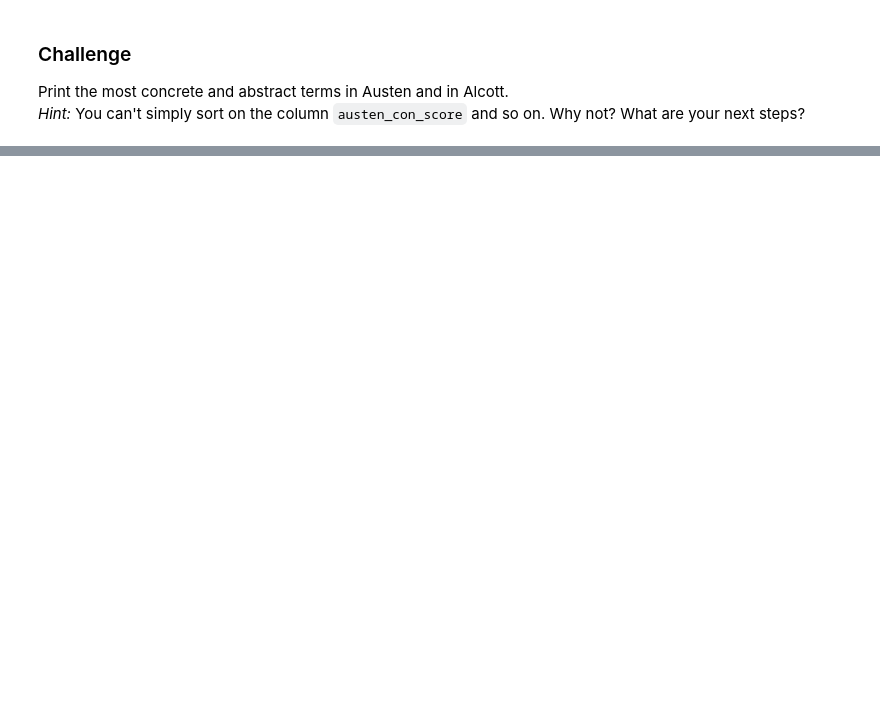
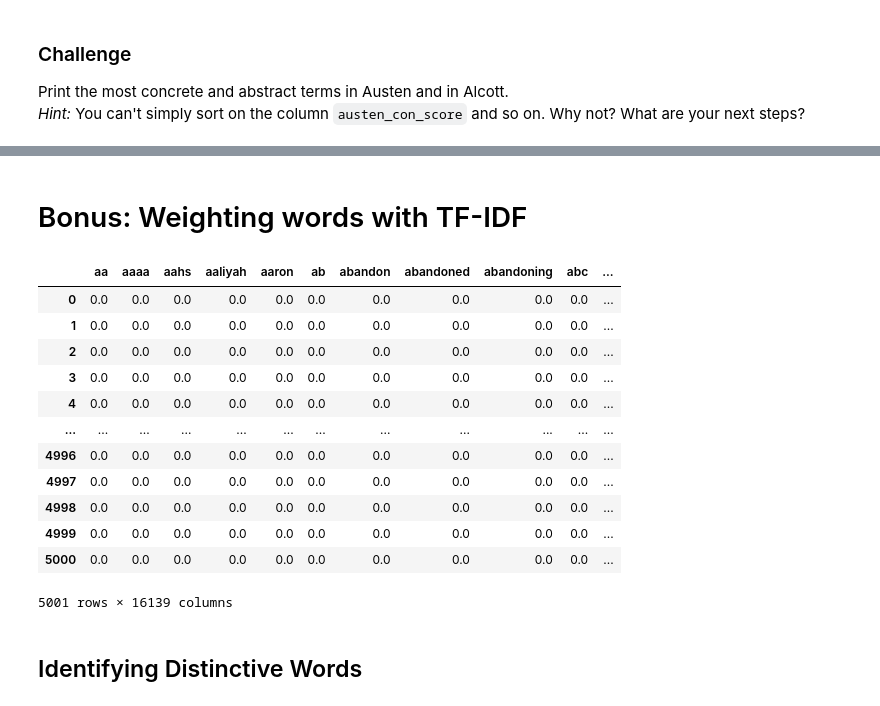
Before and after one commit to jhaber-zz/nlp-python-2020, a Jupyter notebook: solutions/dictionary-methods-solutions.ipynb, the cells around one changed output, grey strips where cells are left out. Cells and saved outputs as stored; diff of their text form; code cells hidden in the pictures; blank space fills up the shorter version.

Commit message:
merging & cleaning solutions and extra content

```diff
--- a/solutions/dictionary-methods-solutions.ipynb
+++ b/solutions/dictionary-methods-solutions.ipynb
@@ -675,0 +391,35 @@ df_austen[['Word', 'Conc.M', 'Austen']].sort_values(by=['Conc.M', 'Austen'], asc
+# %% [markdown]
+# Bonus: Weighting words with TF-IDF<a id='tfidf'></a>
+# %%
+# Let's use our Music Reviews corpus for this. Read into Pandas DataFrame:
+df = pd.read_csv("../day-2/data/BDHSI2016_music_reviews.csv", encoding='utf-8', sep = '\t')
+
+# Clean out numbers:
+df['body'] = df['body'].apply(lambda x: ''.join([i for i in x if not i.isdigit()]))
+# %%
+#import the function TfidfVectorizer
+from sklearn.feature_extraction.text import TfidfVectorizer
+
+tfidfvec = TfidfVectorizer()
+
+#create the dtm, but with cells weigthed by the tf-idf score.
+tfidf_df = pd.DataFrame(tfidfvec.fit_transform(df['body']).toarray(), columns=tfidfvec.get_feature_names())
+
+#view results
+tfidf_df
+# %% [output]
+|  | aa | aaaa | aahs | aaliyah | aaron | ab | abandon | abandoned | abandoning | abc | ... |
+| 0 | 0.0 | 0.0 | 0.0 | 0.0 | 0.0 | 0.0 | 0.0 | 0.0 | 0.0 | 0.0 | ... |
+| 1 | 0.0 | 0.0 | 0.0 | 0.0 | 0.0 | 0.0 | 0.0 | 0.0 | 0.0 | 0.0 | ... |
+| 2 | 0.0 | 0.0 | 0.0 | 0.0 | 0.0 | 0.0 | 0.0 | 0.0 | 0.0 | 0.0 | ... |
+| 3 | 0.0 | 0.0 | 0.0 | 0.0 | 0.0 | 0.0 | 0.0 | 0.0 | 0.0 | 0.0 | ... |
+| 4 | 0.0 | 0.0 | 0.0 | 0.0 | 0.0 | 0.0 | 0.0 | 0.0 | 0.0 | 0.0 | ... |
+| ... | ... | ... | ... | ... | ... | ... | ... | ... | ... | ... | ... |
+| 4996 | 0.0 | 0.0 | 0.0 | 0.0 | 0.0 | 0.0 | 0.0 | 0.0 | 0.0 | 0.0 | ... |
+| 4997 | 0.0 | 0.0 | 0.0 | 0.0 | 0.0 | 0.0 | 0.0 | 0.0 | 0.0 | 0.0 | ... |
+| 4998 | 0.0 | 0.0 | 0.0 | 0.0 | 0.0 | 0.0 | 0.0 | 0.0 | 0.0 | 0.0 | ... |
+| 4999 | 0.0 | 0.0 | 0.0 | 0.0 | 0.0 | 0.0 | 0.0 | 0.0 | 0.0 | 0.0 | ... |
+| 5000 | 0.0 | 0.0 | 0.0 | 0.0 | 0.0 | 0.0 | 0.0 | 0.0 | 0.0 | 0.0 | ... |
+5001 rows × 16139 columns
+# %% [markdown]
+## Identifying Distinctive Words
```
Also changed, not shown: parts of 48 cells of this notebook, 3 other files.
